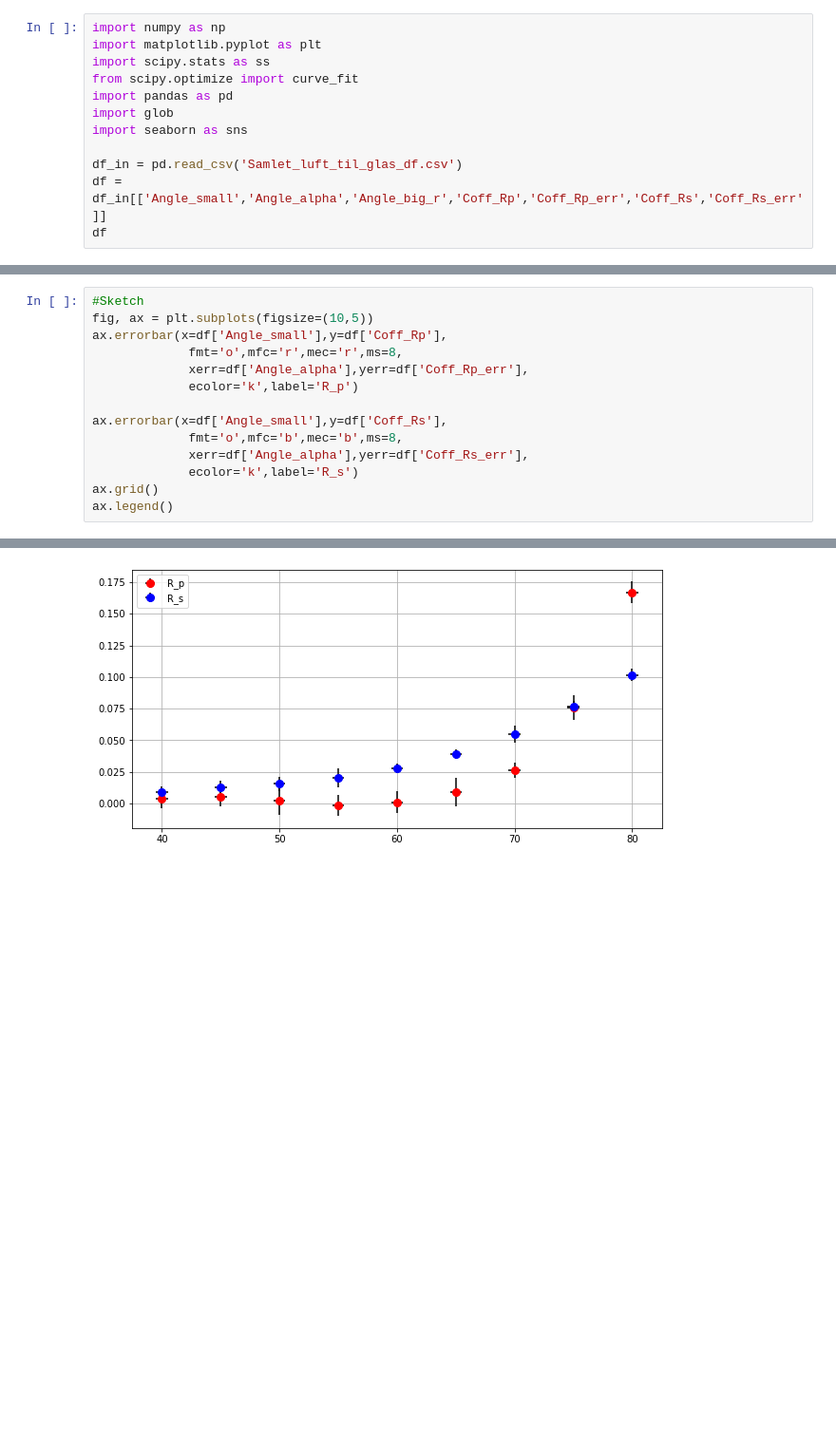
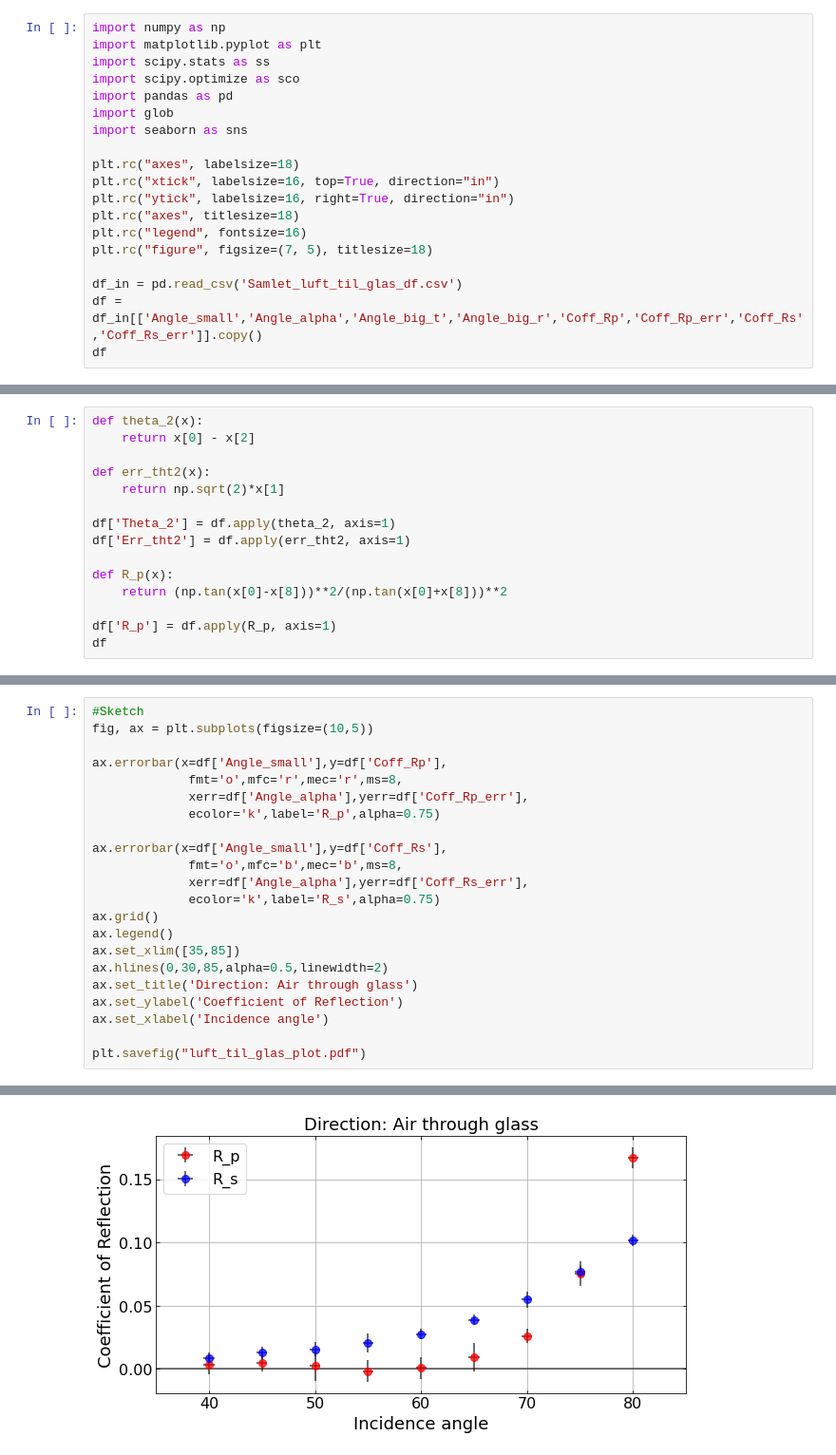
Before and after one commit to fred465f/Forsoeg_1, a Jupyter notebook: Data/Labdag 3/Data_csv/Coff_fit_R_luft_glas.ipynb, the cells around one changed output, grey strips where cells are left out. Shown at 95% size. Drawn from its saved outputs; the diff is of its cells as text; blank space fills up the shorter version.

Commit message:
Plots
Plots til rapport

```diff
--- a/Data/Labdag 3/Data_csv/Coff_fit_R_luft_glas.ipynb
+++ b/Data/Labdag 3/Data_csv/Coff_fit_R_luft_glas.ipynb
@@ -2,12 +2,19 @@
 import numpy as np
 import matplotlib.pyplot as plt
 import scipy.stats as ss
-from scipy.optimize import curve_fit
+import scipy.optimize as sco
 import pandas as pd
 import glob
 import seaborn as sns
 
+plt.rc("axes", labelsize=18)
+plt.rc("xtick", labelsize=16, top=True, direction="in")
+plt.rc("ytick", labelsize=16, right=True, direction="in")
+plt.rc("axes", titlesize=18)
+plt.rc("legend", fontsize=16)
+plt.rc("figure", figsize=(7, 5), titlesize=18)
+
 df_in = pd.read_csv('Samlet_luft_til_glas_df.csv')
-df = df_in[['Angle_small','Angle_alpha','Angle_big_r','Coff_Rp','Coff_Rp_err','Coff_Rs','Coff_Rs_err']]
+df = df_in[['Angle_small','Angle_alpha','Angle_big_t','Angle_big_r','Coff_Rp','Coff_Rp_err','Coff_Rs','Coff_Rs_err']].copy()
 df
 # %% [output]
@@ -23,0 +31,15 @@ df
+# %%
+def theta_2(x):
+    return x[0] - x[2]
+
+def err_tht2(x):
+    return np.sqrt(2)*x[1]
+
+df['Theta_2'] = df.apply(theta_2, axis=1)
+df['Err_tht2'] = df.apply(err_tht2, axis=1)
+
+def R_p(x):
+    return (np.tan(x[0]-x[8]))**2/(np.tan(x[0]+x[8]))**2
+
+df['R_p'] = df.apply(R_p, axis=1)
+df
@@ -24,15 +57,23 @@ df
 # %%
 #Sketch
 fig, ax = plt.subplots(figsize=(10,5))
+
 ax.errorbar(x=df['Angle_small'],y=df['Coff_Rp'],
              fmt='o',mfc='r',mec='r',ms=8,
              xerr=df['Angle_alpha'],yerr=df['Coff_Rp_err'],
-             ecolor='k',label='R_p')
+             ecolor='k',label='R_p',alpha=0.75)
 
 ax.errorbar(x=df['Angle_small'],y=df['Coff_Rs'],
              fmt='o',mfc='b',mec='b',ms=8,
              xerr=df['Angle_alpha'],yerr=df['Coff_Rs_err'],
-             ecolor='k',label='R_s')
+             ecolor='k',label='R_s',alpha=0.75)
 ax.grid()
 ax.legend()
+ax.set_xlim([35,85])
+ax.hlines(0,30,85,alpha=0.5,linewidth=2)
+ax.set_title('Direction: Air through glass')
+ax.set_ylabel('Coefficient of Reflection')
+ax.set_xlabel('Incidence angle')
+
+plt.savefig("luft_til_glas_plot.pdf")
 # %% [output]
@@ -40 +80 @@ ax.legend()
-[figure, old version]
+[figure, new version]
```
Also changed, not shown: parts of 3 cells of this notebook, 3 other files.
